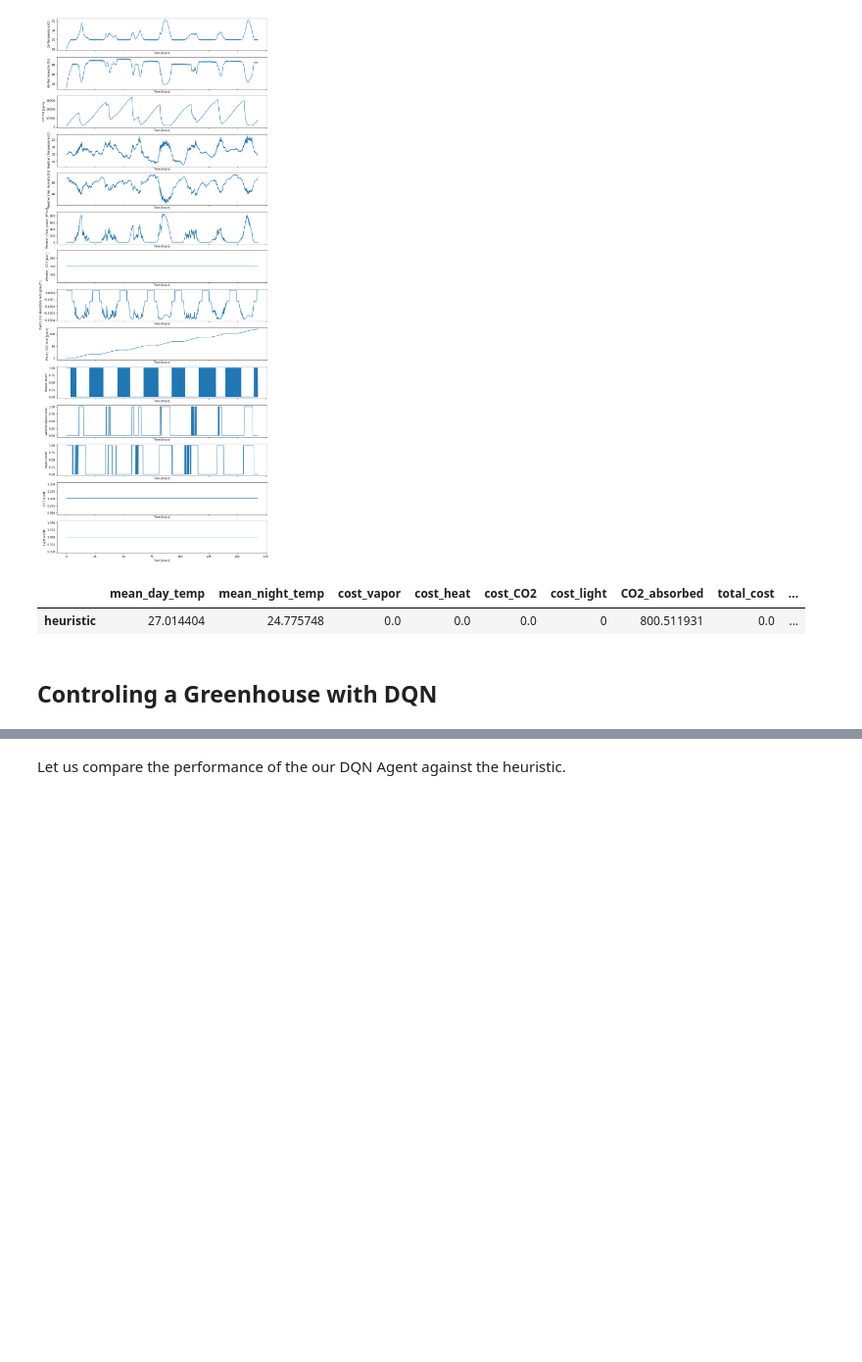
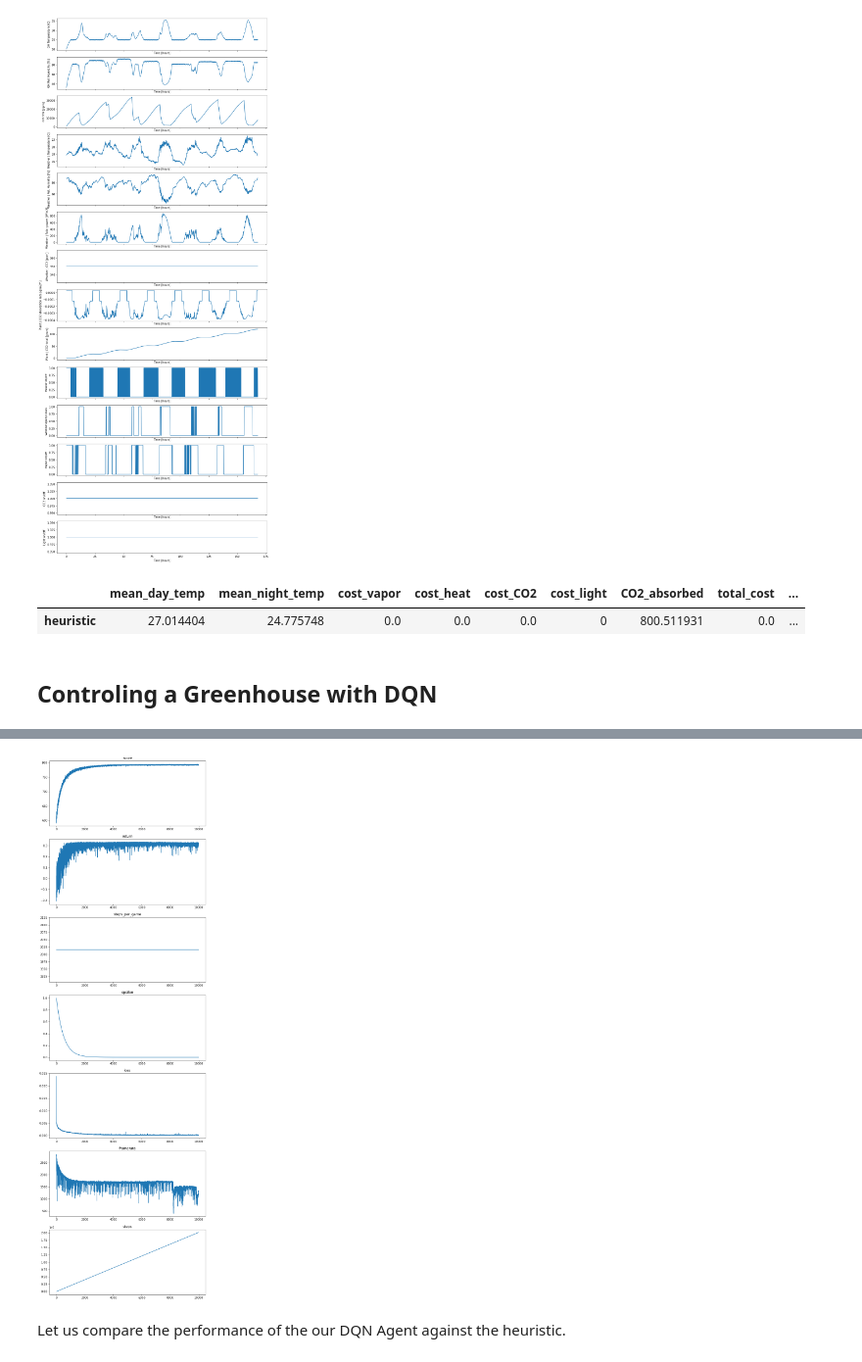
Before and after one commit to illyakaynov/masterclass-drl-wur, a Jupyter notebook: 03b_GreenhoseOptimizationDRL.ipynb, the cells around one changed output, grey strips where cells are left out. Shown at 98% size. Saved outputs shown, nothing was run; the diff lists cells and outputs as text; code cells hidden in the pictures; blank space fills up the shorter version.

```diff
--- a/03b_GreenhoseOptimizationDRL.ipynb
+++ b/03b_GreenhoseOptimizationDRL.ipynb
@@ -426,0 +414,16 @@ env.close()
+# %%
+# Cell to train the agent. If you want to load the weights, skip this cell.
+from QLearning.dqn import run_experiment
+
+history = run_experiment(env, agent, runs=2000, history=history,
+               plot_stats=[
+                   'score',
+                   'return',
+                   'steps_per_game',
+                   'epsilon',
+                   'loss',
+                   'framerate',
+                   'steps'
+               ],
+              plot_period=10)
+env.close()
@@ -427,3 +432,21 @@ env.close()
+# %%
+# Cell to train the agent. If you want to load the weights, skip this cell.
+from QLearning.dqn import run_experiment
+
+history = run_experiment(env, agent, runs=10000, history=history,
+               plot_stats=[
+                   'score',
+                   'return',
+                   'steps_per_game',
+                   'epsilon',
+                   'loss',
+                   'framerate',
+                   'steps'
+               ],
+              plot_period=10)
+env.close()
+# %% [output]
+[figure, added]
 # %% [markdown]
 Let us compare the performance of the our DQN Agent against the heuristic.
 # %%
```
Also changed, not shown: parts of 10 cells of this notebook, 1 other file.
